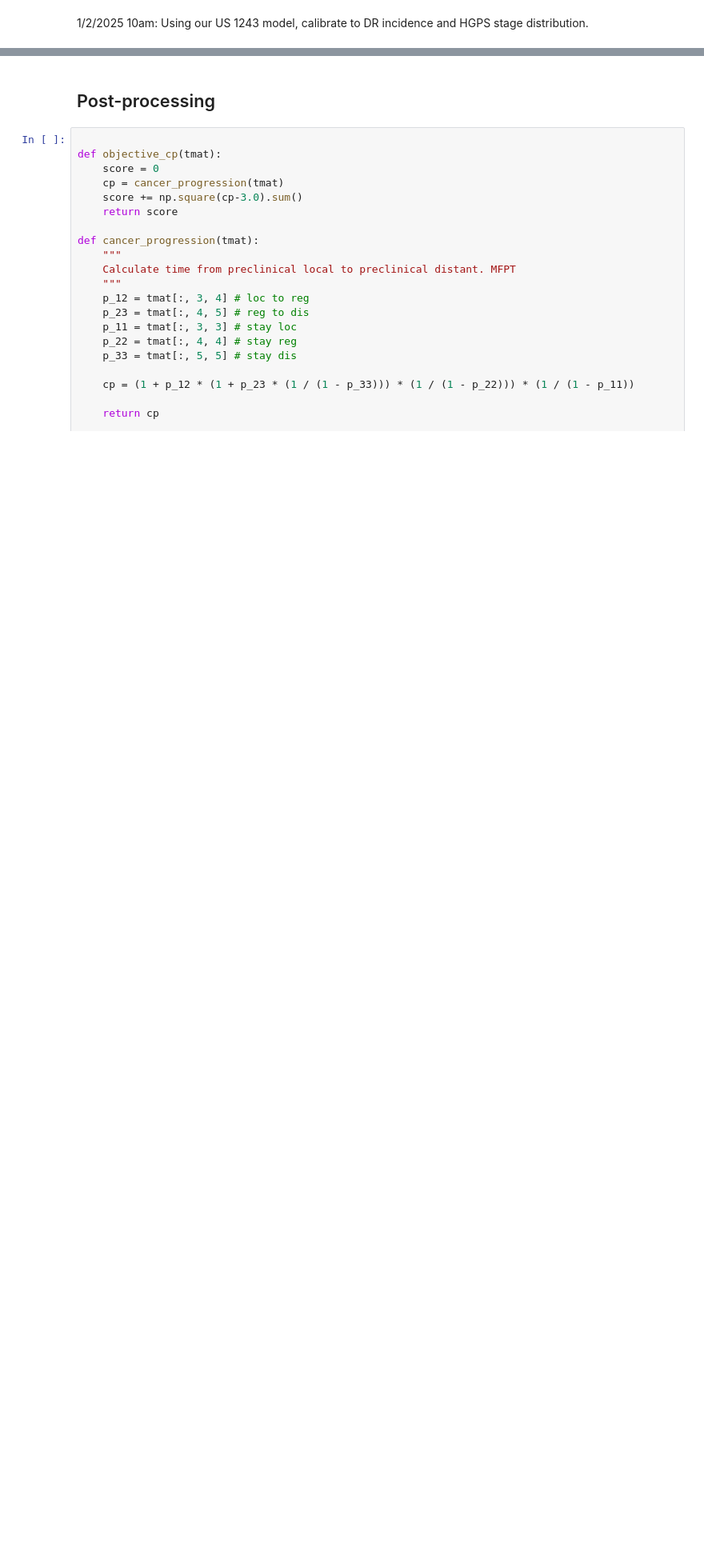
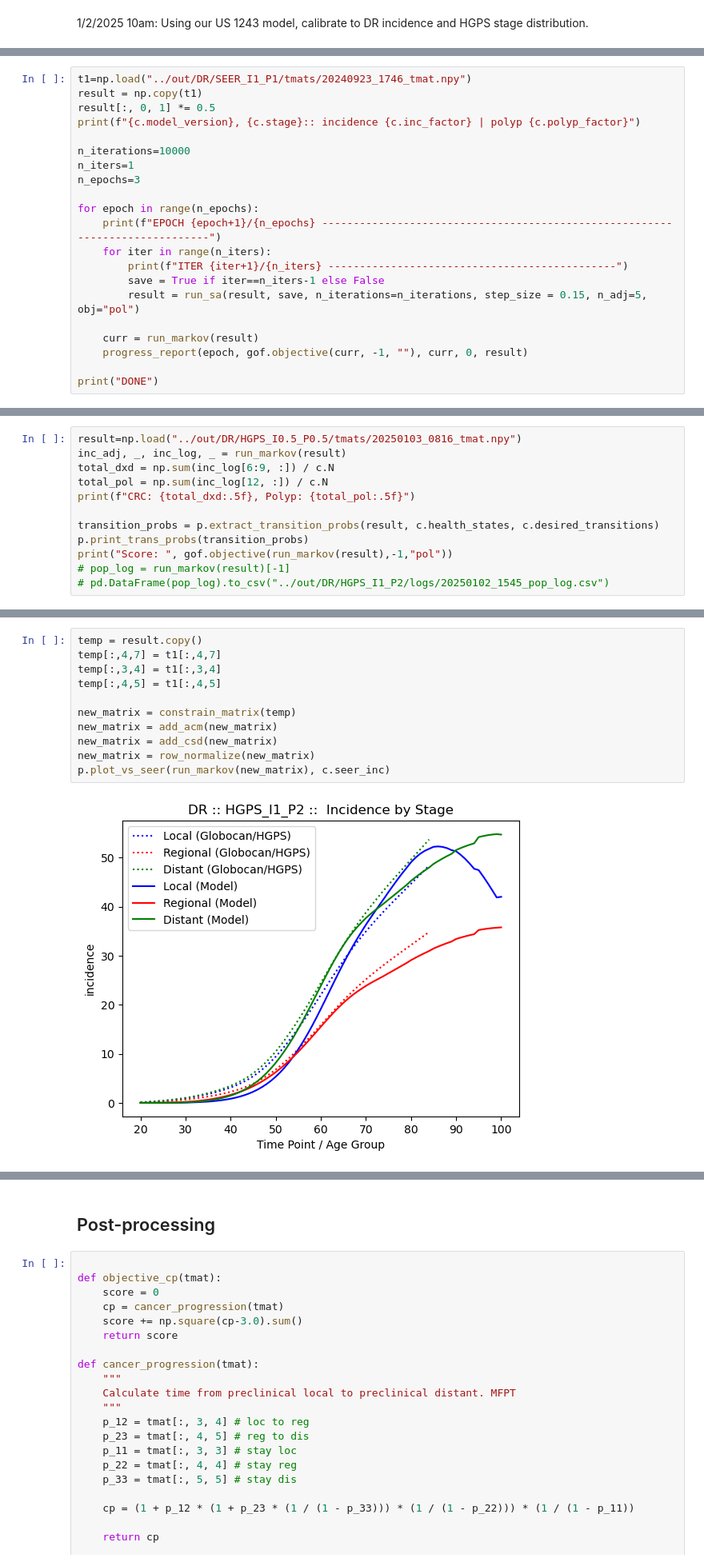
Before and after one commit to sophiewagner7/dr-crc-calibration, a Jupyter notebook: notebooks/cal.ipynb, the cells around one changed output, grey strips where cells are left out. Shown at 80% size. Cells and saved outputs as stored; diff of their text form; blank space fills up the shorter version.

Commit message:
cal.ipynb: upload curr log of steps

```diff
--- a/notebooks/cal.ipynb
+++ b/notebooks/cal.ipynb
@@ -293,0 +325,21 @@ def run_sa(tmat=None, save_all=False, n_iterations=50000, step_size=0.2, n_adj=5
+# %%
+t1=np.load("../out/DR/SEER_I1_P1/tmats/20240923_1746_tmat.npy")
+result = np.copy(t1)
+result[:, 0, 1] *= 0.5
+print(f"{c.model_version}, {c.stage}:: incidence {c.inc_factor} | polyp {c.polyp_factor}")
+
+n_iterations=10000
+n_iters=1
+n_epochs=3
+
+for epoch in range(n_epochs):
+    print(f"EPOCH {epoch+1}/{n_epochs} -----------------------------------------------------------------------------")
+    for iter in range(n_iters):
+        print(f"ITER {iter+1}/{n_iters} ----------------------------------------------")
+        save = True if iter==n_iters-1 else False
+        result = run_sa(result, save, n_iterations=n_iterations, step_size = 0.15, n_adj=5, obj="pol")
+
+    curr = run_markov(result)
+    progress_report(epoch, gof.objective(curr, -1, ""), curr, 0, result)
+
+print("DONE")
@@ -342,0 +488,12 @@ pd.DataFrame(out).to_csv(f"{c.OUTPUT_PATHS["probs"]}/20250102_1233_tps.csv")
+# %%
+result=np.load("../out/DR/HGPS_I0.5_P0.5/tmats/20250103_0816_tmat.npy")
+inc_adj, _, inc_log, _ = run_markov(result)
+total_dxd = np.sum(inc_log[6:9, :]) / c.N
+total_pol = np.sum(inc_log[12, :]) / c.N
+print(f"CRC: {total_dxd:.5f}, Polyp: {total_pol:.5f}")
+
+transition_probs = p.extract_transition_probs(result, c.health_states, c.desired_transitions)
+p.print_trans_probs(transition_probs)
+print("Score: ", gof.objective(run_markov(result),-1,"pol"))
+# pop_log = run_markov(result)[-1]
+# pd.DataFrame(pop_log).to_csv("../out/DR/HGPS_I1_P2/logs/20250102_1545_pop_log.csv")
@@ -342,0 +518,13 @@ pd.DataFrame(out).to_csv(f"{c.OUTPUT_PATHS["probs"]}/20250102_1233_tps.csv")
+# %%
+temp = result.copy()
+temp[:,4,7] = t1[:,4,7]
+temp[:,3,4] = t1[:,3,4]
+temp[:,4,5] = t1[:,4,5]
+
+new_matrix = constrain_matrix(temp)
+new_matrix = add_acm(new_matrix)
+new_matrix = add_csd(new_matrix)
+new_matrix = row_normalize(new_matrix)
+p.plot_vs_seer(run_markov(new_matrix), c.seer_inc)
+# %% [output]
+[figure, added]
```
Also changed, not shown: parts of 32 cells of this notebook.
